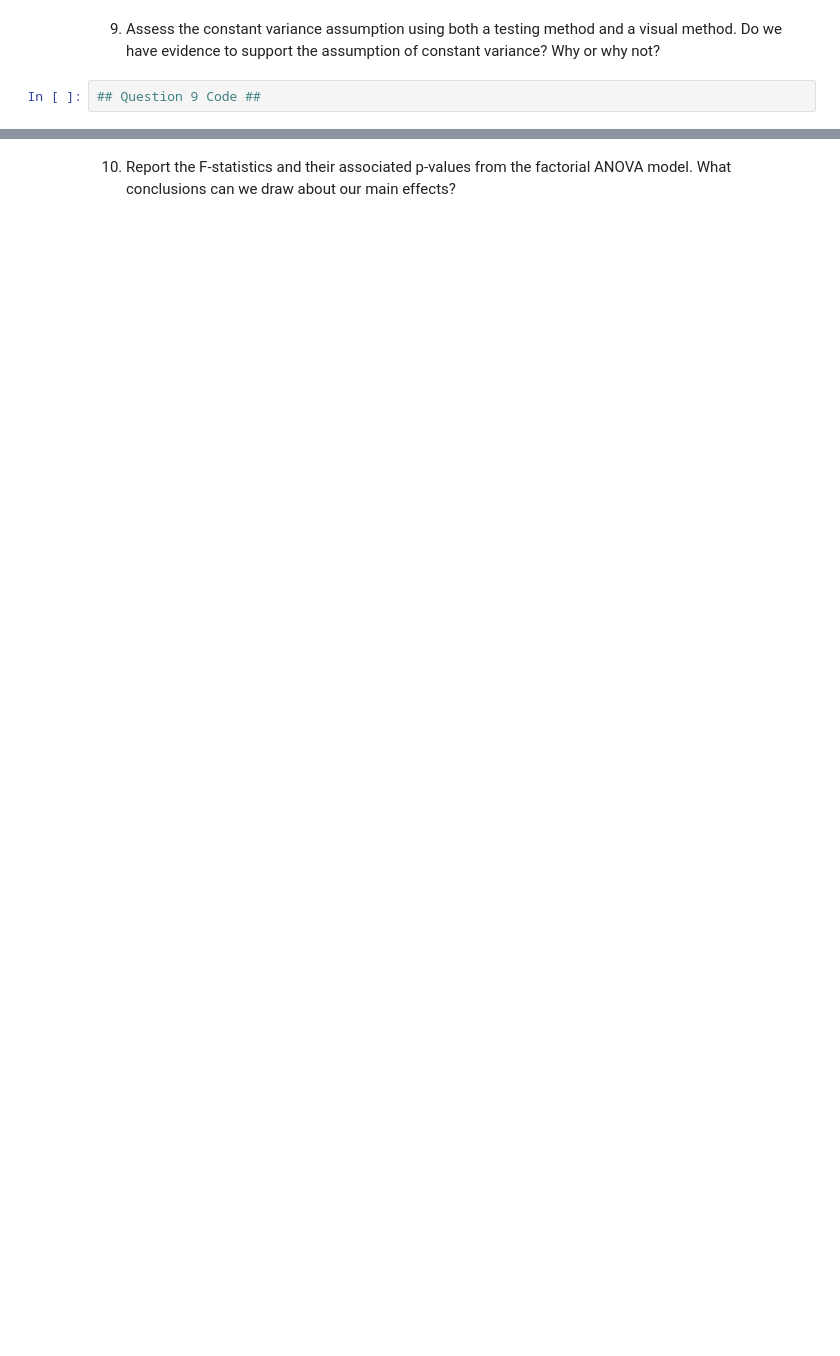
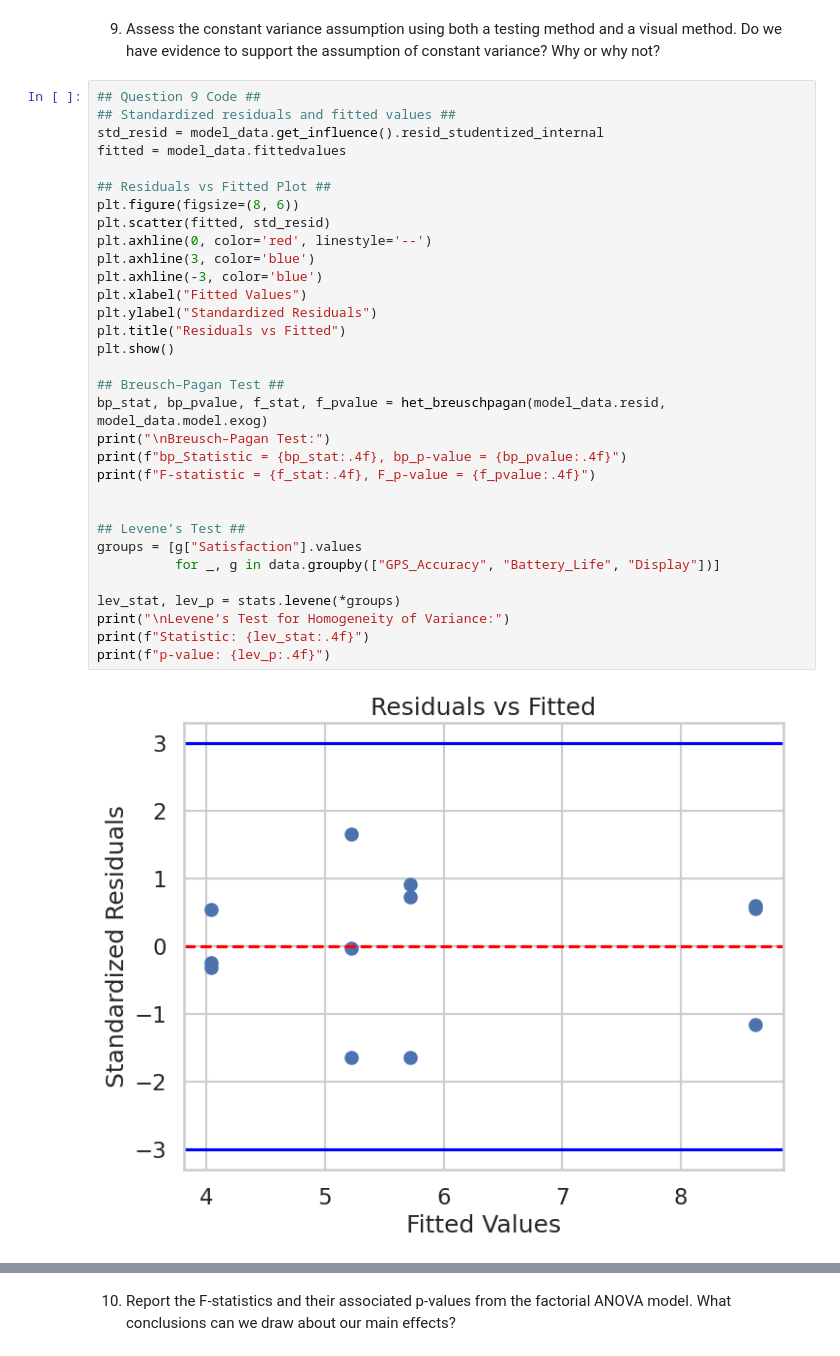
Before and after one commit to shahrukh-malikk/STAT-7220-Applied-Experimental-Design, a Jupyter notebook: Assignments/HW3/STAT-7220-HW3.ipynb, the cells around one changed output, grey strips where cells are left out. Cells and saved outputs as stored; diff of their text form; blank space fills up the shorter version.

```diff
--- a/Assignments/HW3/STAT-7220-HW3.ipynb
+++ b/Assignments/HW3/STAT-7220-HW3.ipynb
@@ -421,3 +606,35 @@ Athlete differences, Environmental conditions during testing and Device wear and
 9.  Assess the constant variance assumption using both a testing method and a visual method. Do we have evidence to support the assumption of constant variance? Why or why not?
 # %%
 ## Question 9 Code ##
+## Standardized residuals and fitted values ##
+std_resid = model_data.get_influence().resid_studentized_internal
+fitted = model_data.fittedvalues
+
+## Residuals vs Fitted Plot ##
+plt.figure(figsize=(8, 6))
+plt.scatter(fitted, std_resid)
+plt.axhline(0, color='red', linestyle='--')
+plt.axhline(3, color='blue')
+plt.axhline(-3, color='blue')
+plt.xlabel("Fitted Values")
+plt.ylabel("Standardized Residuals")
+plt.title("Residuals vs Fitted")
+plt.show()
+
+## Breusch–Pagan Test ##
+bp_stat, bp_pvalue, f_stat, f_pvalue = het_breuschpagan(model_data.resid, model_data.model.exog)
+print("\nBreusch–Pagan Test:")
+print(f"bp_Statistic = {bp_stat:.4f}, bp_p-value = {bp_pvalue:.4f}")
+print(f"F-statistic = {f_stat:.4f}, F_p-value = {f_pvalue:.4f}")
+
+
+## Levene’s Test ##
+groups = [g["Satisfaction"].values
+          for _, g in data.groupby(["GPS_Accuracy", "Battery_Life", "Display"])]
+
+lev_stat, lev_p = stats.levene(*groups)
+print("\nLevene’s Test for Homogeneity of Variance:")
+print(f"Statistic: {lev_stat:.4f}")
+print(f"p-value: {lev_p:.4f}")
+# %% [output]
+[figure, added]
```
Also changed, not shown: parts of 17 cells of this notebook.
